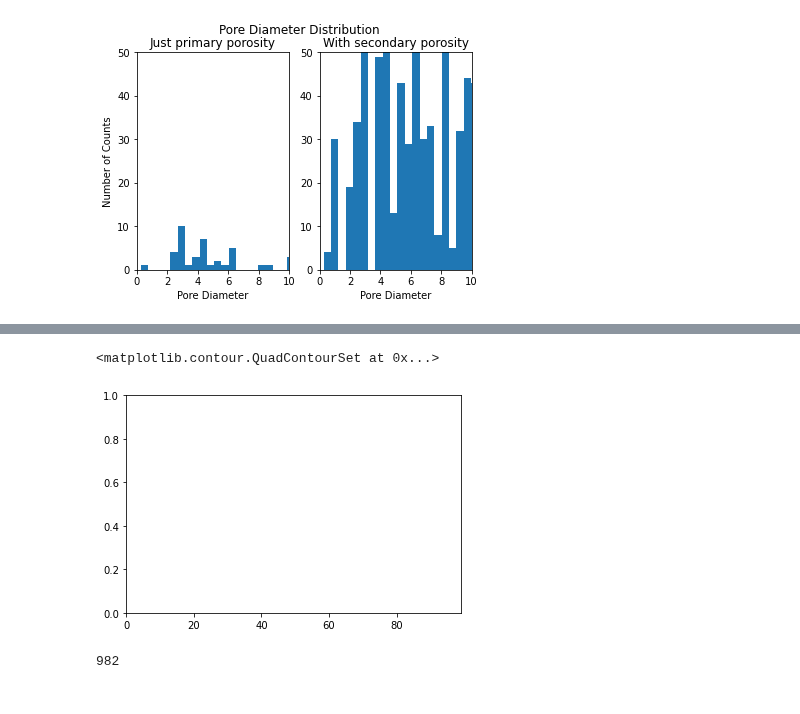
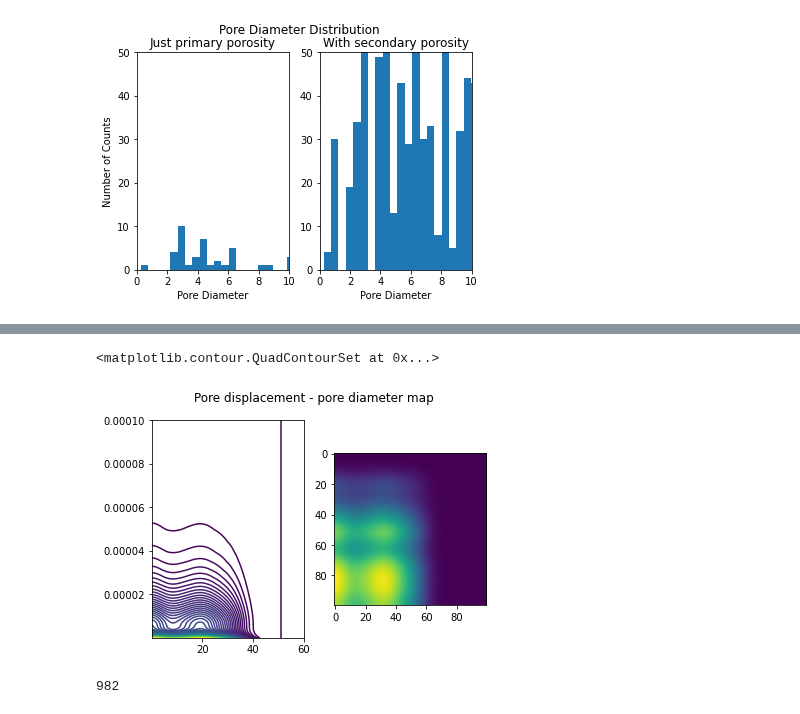
Before and after one commit to akkendrick/LABMOPS, a Jupyter notebook: analyze3Dsim.ipynb, the cells around one changed output, grey strips where cells are left out. Cells and saved outputs as stored; diff of their text form; code cells hidden in the pictures.

Commit message:
Fixed contour plot, but trust imshow more

```diff
--- a/analyze3Dsim.ipynb
+++ b/analyze3Dsim.ipynb
@@ -263,9 +263,16 @@ plt.savefig('poreDiamDist.png')
 nRegions = np.unique(snowFilt.regions).size
 poreDiamVec = np.zeros(nRegions,)
 velNormPoreVec = np.zeros(nRegions,)
+velAllPoreVec = []
+
 for a in range(0, poreInfo['pore.diameter'].size):
     poreDiamVec[a] = poreInfo['pore.diameter'][a]
     velNormPoreVec[a] = np.median(velocitiesPore.get(str(a)))
+    test = [velocitiesPore.get(str(a))]
+    velAllPoreVec.append([velocitiesPore.get(str(a))])
+
+#Append one more time for indexing
+velAllPoreVec.append([0])
 
 # Current problem is that the velocities dictionary doesn't have a value for label 53 for some reason
 # this causes problems here! Fix!
@@ -279,9 +283,12 @@ plt.scatter(poreDiamVec,velNormPoreVec)
 nRegions = np.unique(snowFilt.regions).size
 bigDelta = 90E-03 # time for spins to move in seconds, current setting is 90ms
 poreDispVector = np.zeros(nRegions)
+allPoreDispVector =  []
+
 for a in range(0, nRegions):
     poreDispVector[a] = velNormPoreVec[a]*bigDelta
-
+    multArray = np.array(velAllPoreVec[a])*bigDelta
+    allPoreDispVector.extend(multArray)
 
 sns.distplot(poreDispVector, hist=True, kde=True,
              bins=int(40), color = 'darkblue',
@@ -349,24 +353,43 @@ for i in binnedPoreDispAtDiam.keys():
 for i in range(1, len(binnedInd)):
     key=poreBins[binnedInd[i]]
     key = round(key,2)
-    binnedPoreDispAtDiam[key].append(poreDispVector[i])
+    i =3
+    test = allPoreDispVector[i]
+    binnedPoreDispAtDiam[key].extend(allPoreDispVector[i])
 #regionLabel[i].append
 
 imageMap = np.zeros([n_bins, nVelBins])
 keyList = list(binnedPoreDispAtDiam.keys())
 for i in range(1,len(keyList)):
     key=keyList[i]
-    test = np.histogram(binnedPoreDispAtDiam[key],velBins,density='True')
-    test3 = test[0][:]
-    test3[:] = [0 if math.isnan(ele) else ele for ele in test3]
-    imageMap[i,:] =  test3
+    temp = np.histogram(binnedPoreDispAtDiam[key],velBins,density='True')
+    temp2 = temp[0][:]
+    temp2[:] = [0 if math.isnan(ele) else ele for ele in temp2]
+    imageMap[i,:] =  temp2
-# %%
-poreBins = np.linspace(0.1,60,n_bins)
-velBins = np.logspace(-9,-4,nVelBins)
-plt.contour([velBins,poreBins], imageMap)
-# %% [output]
-<matplotlib.contour.QuadContourSet at 0x...>
-[figure, removed]
+# %%
+poreBins = np.linspace(0.1,60,n_bins)
+velBins = np.logspace(-9,-4,nVelBins)
+
+filtMap = sp.ndimage.gaussian_filter(imageMap, 6)
+levels = np.linspace(filtMap.min(),filtMap.max(),100)
+#levels = np.flipud(levels)
+# This should be an intensity plot of pore diameter and displacement
+fig2 = plt.figure()
+plt.suptitle('Pore displacement - pore diameter map')
+
+ax1 = fig2.add_subplot(1,2,2)
+filtMapFlip = np.flipud(filtMap)
+ax1.imshow(filtMapFlip)
+#xi = np.linspace(-2.1,2.1,100)
+#yi = np.linspace(-2.1,2.1,100)
+#zi = sp.interpolate.griddata((velBins, poreBins), filtMap, (xi[None,:], yi[:,None]), method='cubic')
+
+ax2 = fig2.add_subplot(1,2,1)
+ax2.contour(poreBins,velBins,filtMap,levels)
+#plt.contourf(xi,yi,zi)
+# %% [output]
+<matplotlib.contour.QuadContourSet at 0x...>
+[figure, added]
 # %%
 len(binnedInd)-1
 # %% [output]
```
Also changed, not shown: parts of 4 cells of this notebook, 1 other file.
